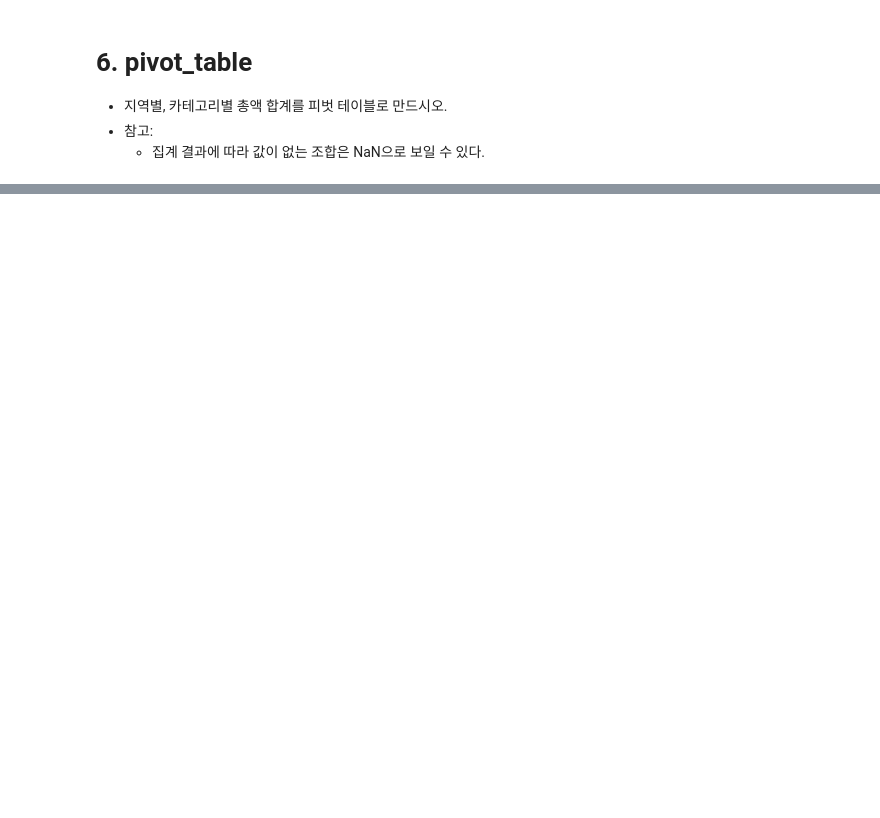
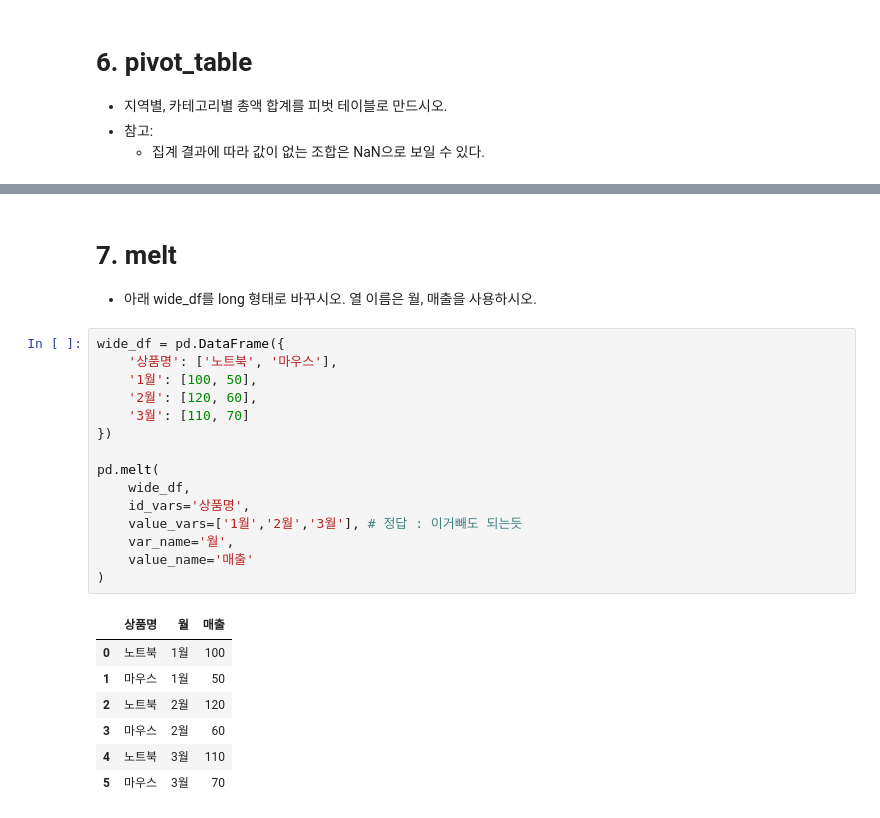
Before and after one commit to LeeMyungbin/gitRemote-Test, a Jupyter notebook: 04_DATA_ANALYSIS/practice/pandas_practice_02.ipynb, the cells around one changed output, grey strips where cells are left out. Saved outputs shown, nothing was run; the diff lists cells and outputs as text; blank space fills up the shorter version.

```diff
--- a/04_DATA_ANALYSIS/practice/pandas_practice_02.ipynb
+++ b/04_DATA_ANALYSIS/practice/pandas_practice_02.ipynb
@@ -132,0 +162,26 @@ orders_grade= pd.merge(orders, new_orders, on='고객명', how='left')
+# %% [markdown]
+# 7. melt
+- 아래 wide_df를 long 형태로 바꾸시오. 열 이름은 월, 매출을 사용하시오.
+# %%
+wide_df = pd.DataFrame({
+    '상품명': ['노트북', '마우스'],
+    '1월': [100, 50],
+    '2월': [120, 60],
+    '3월': [110, 70]
+})
+
+pd.melt(
+    wide_df,
+    id_vars='상품명',
+    value_vars=['1월','2월','3월'], # 정답 : 이거빼도 되는듯
+    var_name='월',
+    value_name='매출'
+)
+# %% [output]
+|  | 상품명 | 월 | 매출 |
+| 0 | 노트북 | 1월 | 100 |
+| 1 | 마우스 | 1월 | 50 |
+| 2 | 노트북 | 2월 | 120 |
+| 3 | 마우스 | 2월 | 60 |
+| 4 | 노트북 | 3월 | 110 |
+| 5 | 마우스 | 3월 | 70 |
```
Also changed, not shown: parts of 20 cells of this notebook, 1 other file.
